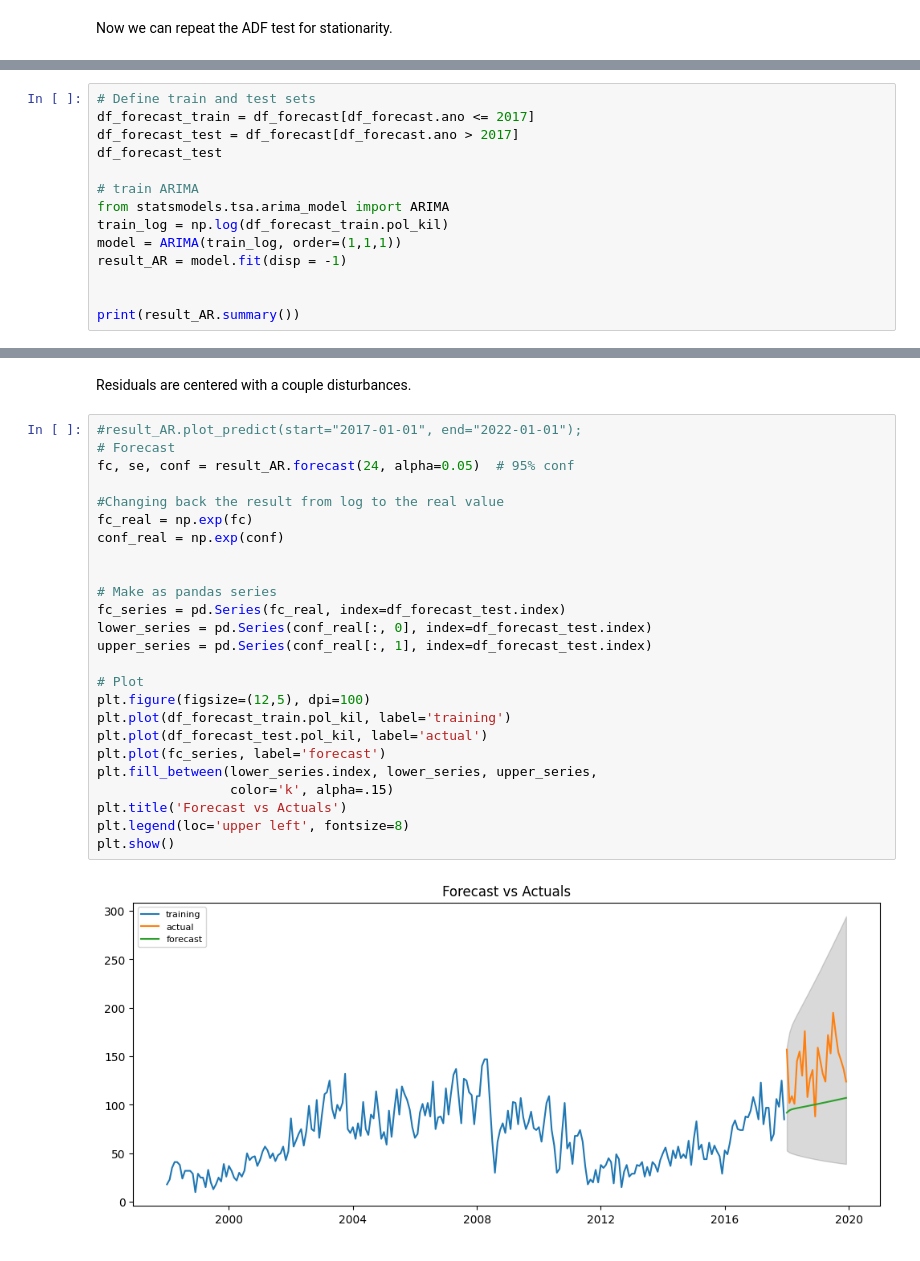
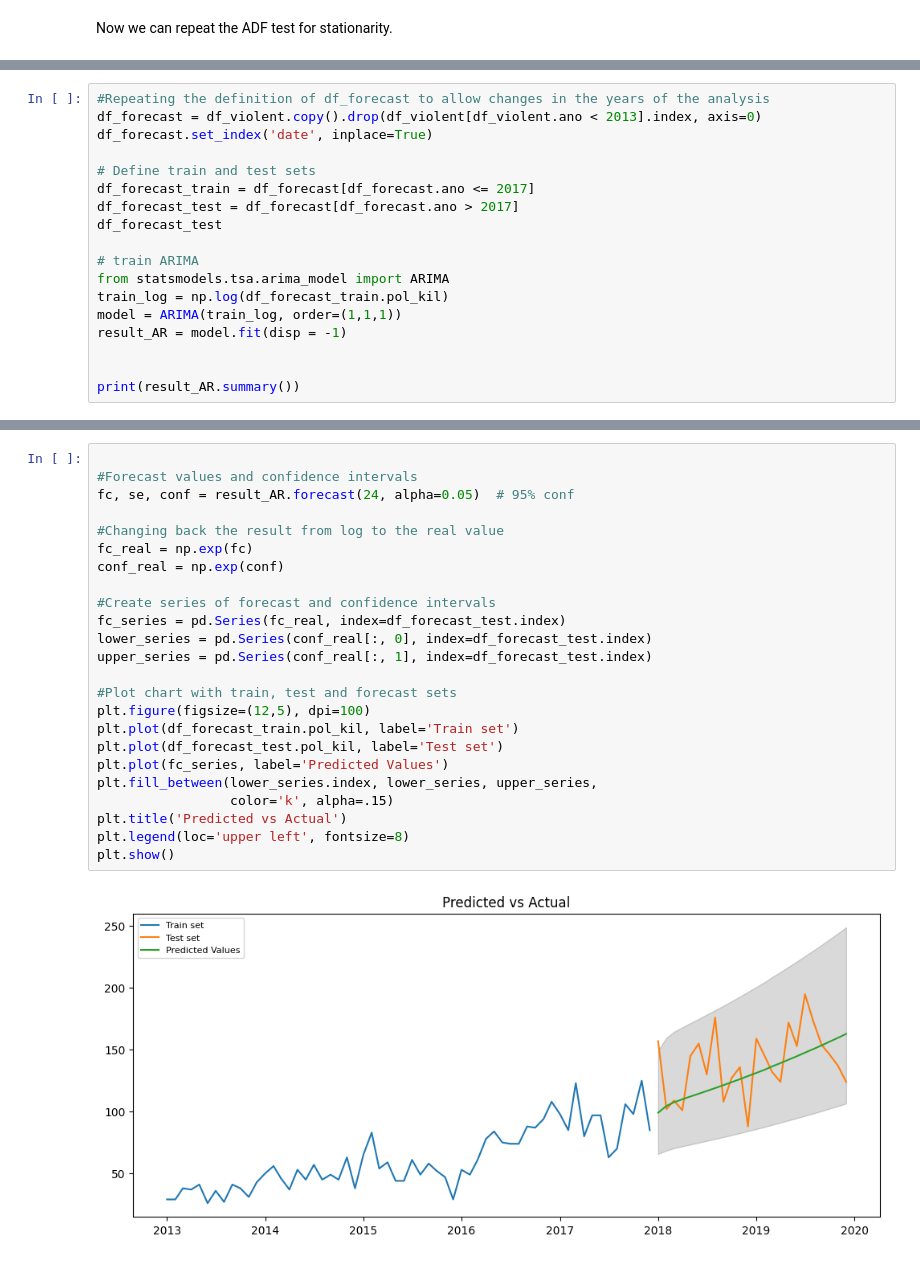
Before and after one commit to diegopescoalcalde/portfolio, a Jupyter notebook: How_the_increase_of_killings_by_Police_officers_impacts_violence_rates_in_Rio_de_Janeiro.ipynb, the cells around one changed output, grey strips where cells are left out. Drawn from its saved outputs; the diff is of its cells as text.

Commit message:
An analysis of the real numbers

```diff
--- a/How_the_increase_of_killings_by_Police_officers_impacts_violence_rates_in_Rio_de_Janeiro.ipynb
+++ b/How_the_increase_of_killings_by_Police_officers_impacts_violence_rates_in_Rio_de_Janeiro.ipynb
@@ -516,4 +609,8 @@ The values of
 # %%
+#Repeating the definition of df_forecast to allow changes in the years of the analysis
+df_forecast = df_violent.copy().drop(df_violent[df_violent.ano < 2013].index, axis=0)
+df_forecast.set_index('date', inplace=True)
+
 # Define train and test sets
 df_forecast_train = df_forecast[df_forecast.ano <= 2017]
 df_forecast_test = df_forecast[df_forecast.ano > 2017]
@@ -558,29 +653,26 @@ plt.tight_layout()
-# %% [markdown]
-Residuals are centered with a couple disturbances.
 # %%
-#result_AR.plot_predict(start="2017-01-01", end="2022-01-01");
-# Forecast
+
+#Forecast values and confidence intervals
 fc, se, conf = result_AR.forecast(24, alpha=0.05)  # 95% conf
 
 #Changing back the result from log to the real value
 fc_real = np.exp(fc)
 conf_real = np.exp(conf)
 
-
-# Make as pandas series
+#Create series of forecast and confidence intervals
 fc_series = pd.Series(fc_real, index=df_forecast_test.index)
 lower_series = pd.Series(conf_real[:, 0], index=df_forecast_test.index)
 upper_series = pd.Series(conf_real[:, 1], index=df_forecast_test.index)
 
-# Plot
+#Plot chart with train, test and forecast sets
 plt.figure(figsize=(12,5), dpi=100)
-plt.plot(df_forecast_train.pol_kil, label='training')
-plt.plot(df_forecast_test.pol_kil, label='actual')
-plt.plot(fc_series, label='forecast')
+plt.plot(df_forecast_train.pol_kil, label='Train set')
+plt.plot(df_forecast_test.pol_kil, label='Test set')
+plt.plot(fc_series, label='Predicted Values')
 plt.fill_between(lower_series.index, lower_series, upper_series,
                  color='k', alpha=.15)
-plt.title('Forecast vs Actuals')
+plt.title('Predicted vs Actual')
 plt.legend(loc='upper left', fontsize=8)
 plt.show()
 # %% [output]
-[figure, old version]
+[figure, new version]
```
Also changed, not shown: parts of 44 cells of this notebook.
